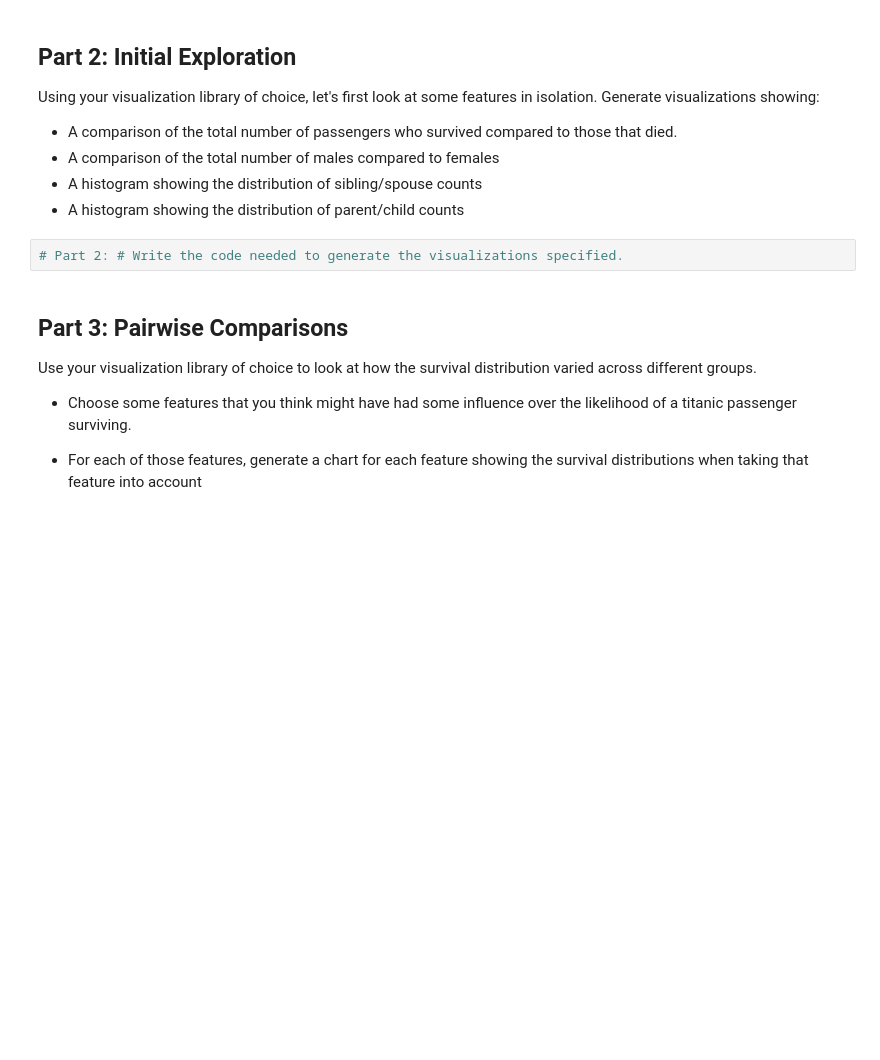
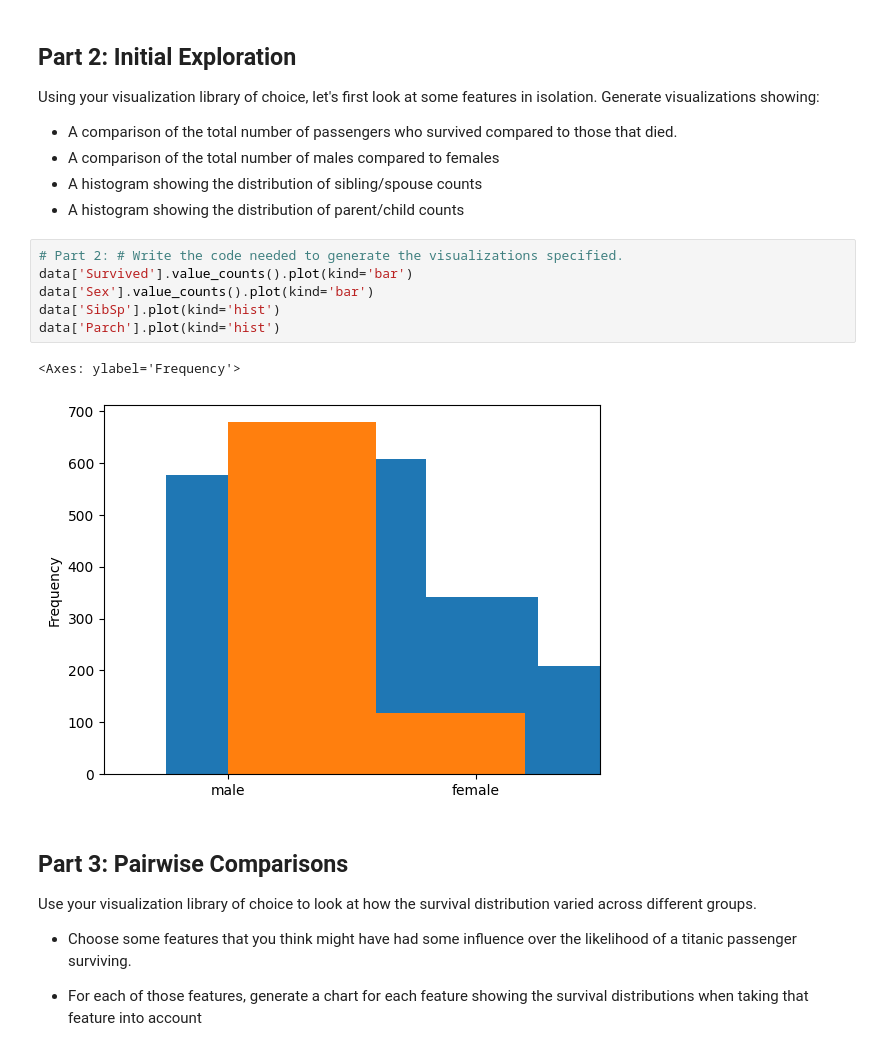
Before and after one commit to jrfanfan/Android_temp_con, a Jupyter notebook: notebooks/Exploration_03.ipynb, the cells around one changed output. Saved outputs shown, nothing was run; the diff lists cells and outputs as text; blank space fills up the shorter version.

```diff
--- a/notebooks/Exploration_03.ipynb
+++ b/notebooks/Exploration_03.ipynb
@@ -45,6 +52,13 @@ Using your visualization library of choice, let's first look at some features in
 - A histogram showing the distribution of parent/child counts
 # %%
 # Part 2: # Write the code needed to generate the visualizations specified.
+data['Survived'].value_counts().plot(kind='bar')
+data['Sex'].value_counts().plot(kind='bar')
+data['SibSp'].plot(kind='hist')
+data['Parch'].plot(kind='hist')
+# %% [output]
+<Axes: ylabel='Frequency'>
+[figure, added]
 # %% [markdown]
 ## Part 3: Pairwise Comparisons
 Use your visualization library of choice to look at how the survival distribution varied across different groups.
```
Also changed, not shown: parts of 2 cells of this notebook.
